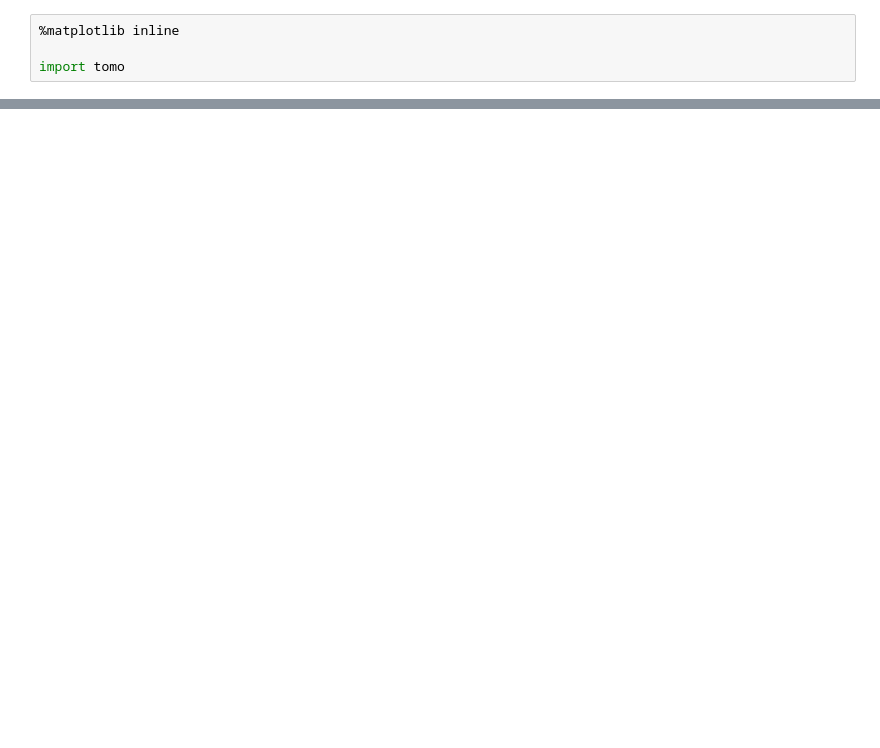
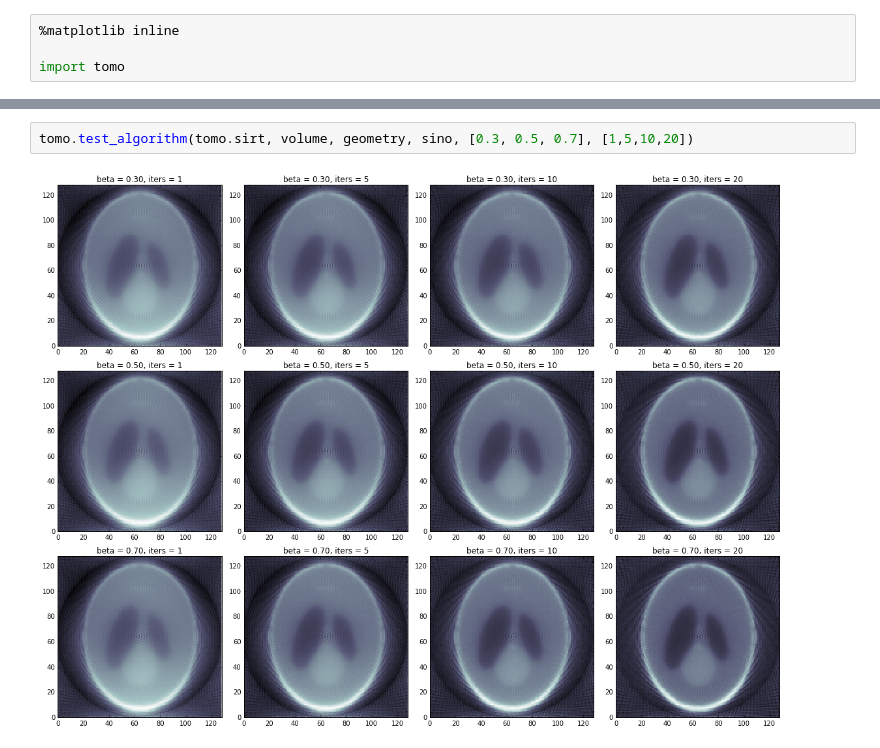
Before and after one commit to jwbuurlage/TPT, a Jupyter notebook: python/galactica_tests.ipynb, the cells around one changed output, grey strips where cells are left out. Cells and saved outputs as stored; diff of their text form; blank space fills up the shorter version.

Commit message:
Add testing environment for algorithms

```diff
--- a/python/galactica_tests.ipynb
+++ b/python/galactica_tests.ipynb
@@ -30,0 +41,4 @@ sart_result = tomo.sart(volume, geometry, sino, 0.5, 1)
+# %%
+tomo.test_algorithm(tomo.sirt, volume, geometry, sino, [0.3, 0.5, 0.7], [1,5,10,20])
+# %% [output]
+[figure, added]
```
Also changed, not shown: parts of 13 cells of this notebook, 4 other files.
